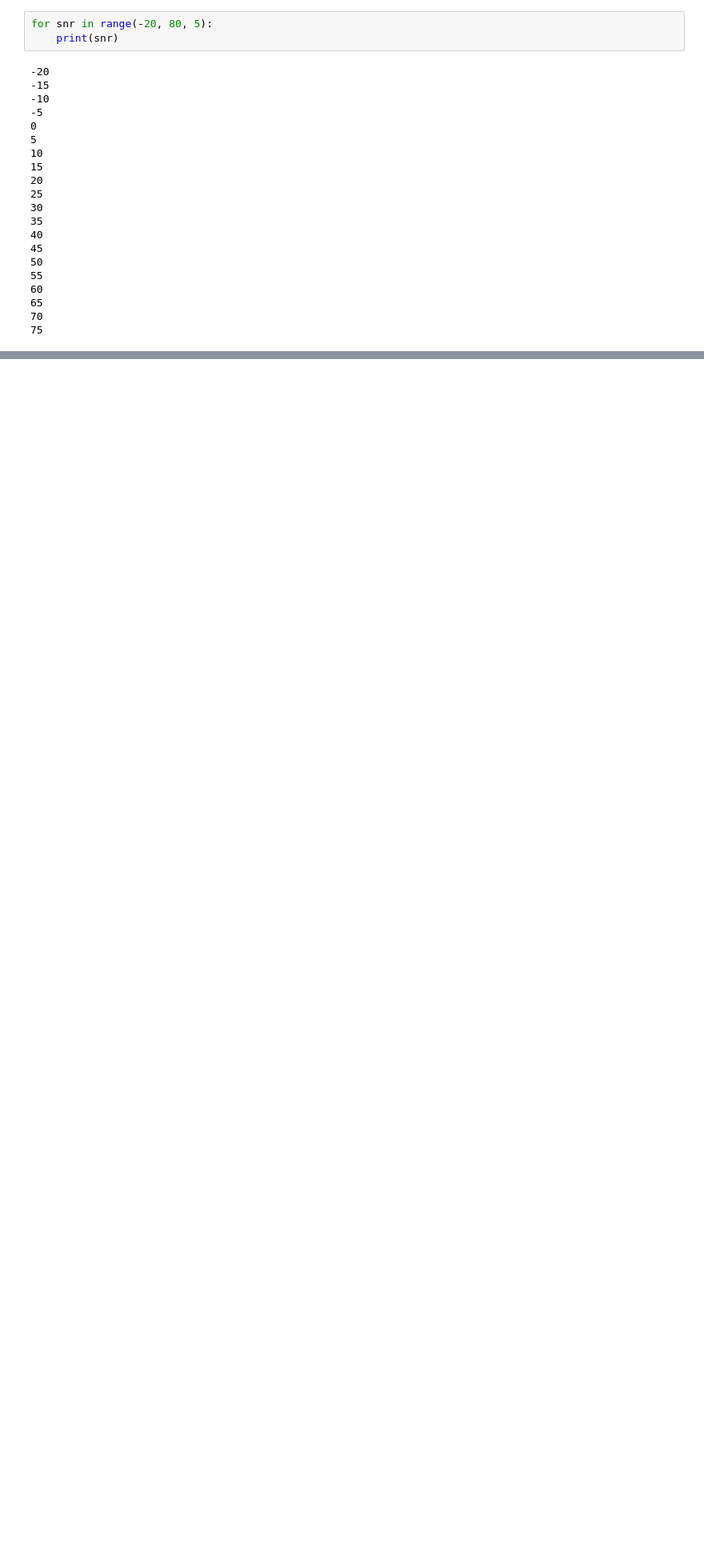
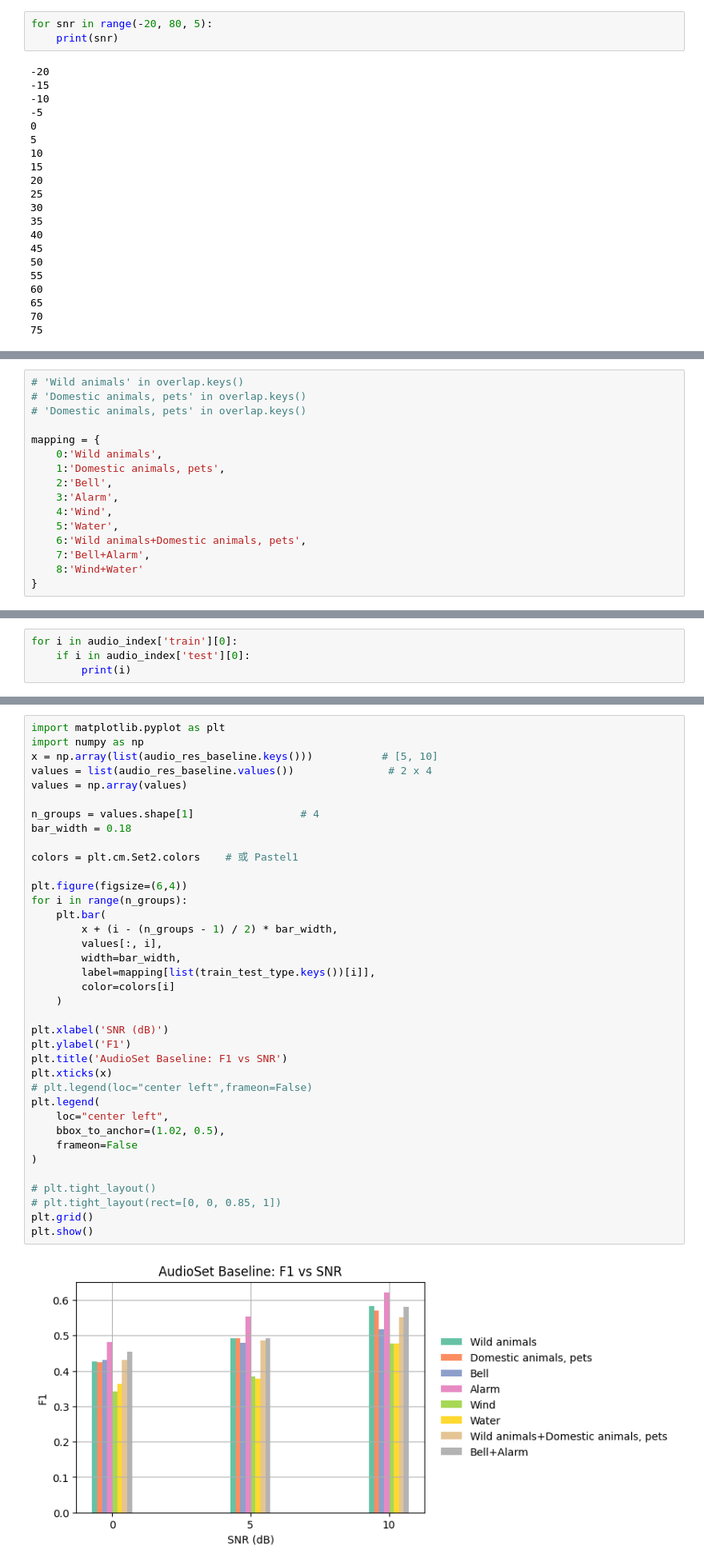
Before and after one commit to StrawberryJoghurt/ASL-ConNo, a Jupyter notebook: 1.ipynb, the cells around one changed output, grey strips where cells are left out. Shown at 80% size. Drawn from its saved outputs; the diff is of its cells as text; blank space fills up the shorter version.

```diff
--- a/1.ipynb
+++ b/1.ipynb
@@ -897,0 +931,16 @@ plt.fill_between(x, mean_list-std_list, mean_list+std_list, alpha=0.5)
+# %%
+# 'Wild animals' in overlap.keys()
+# 'Domestic animals, pets' in overlap.keys()
+# 'Domestic animals, pets' in overlap.keys()
+
+mapping = {
+    0:'Wild animals',
+    1:'Domestic animals, pets',
+    2:'Bell',
+    3:'Alarm',
+    4:'Wind',
+    5:'Water',
+    6:'Wild animals+Domestic animals, pets',
+    7:'Bell+Alarm',
+    8:'Wind+Water'
+}
@@ -897,0 +993,4 @@ plt.fill_between(x, mean_list-std_list, mean_list+std_list, alpha=0.5)
+# %%
+for i in audio_index['train'][0]:
+    if i in audio_index['test'][0]:
+        print(i)
@@ -897,0 +1056,39 @@ plt.fill_between(x, mean_list-std_list, mean_list+std_list, alpha=0.5)
+# %%
+import matplotlib.pyplot as plt
+import numpy as np
+x = np.array(list(audio_res_baseline.keys()))           # [5, 10]
+values = list(audio_res_baseline.values())               # 2 x 4
+values = np.array(values)
+
+n_groups = values.shape[1]                 # 4
+bar_width = 0.18
+
+colors = plt.cm.Set2.colors    # 或 Pastel1
+
+plt.figure(figsize=(6,4))
+for i in range(n_groups):
+    plt.bar(
+        x + (i - (n_groups - 1) / 2) * bar_width,
+        values[:, i],
+        width=bar_width,
+        label=mapping[list(train_test_type.keys())[i]],
+        color=colors[i]
+    )
+
+plt.xlabel('SNR (dB)')
+plt.ylabel('F1')
+plt.title('AudioSet Baseline: F1 vs SNR')
+plt.xticks(x)
+# plt.legend(loc="center left",frameon=False)
+plt.legend(
+    loc="center left",
+    bbox_to_anchor=(1.02, 0.5),
+    frameon=False
+)
+
+# plt.tight_layout()
+# plt.tight_layout(rect=[0, 0, 0.85, 1])
+plt.grid()
+plt.show()
+# %% [output]
+[figure, added]
```
Also changed, not shown: parts of 22 cells of this notebook, 6 other files.
